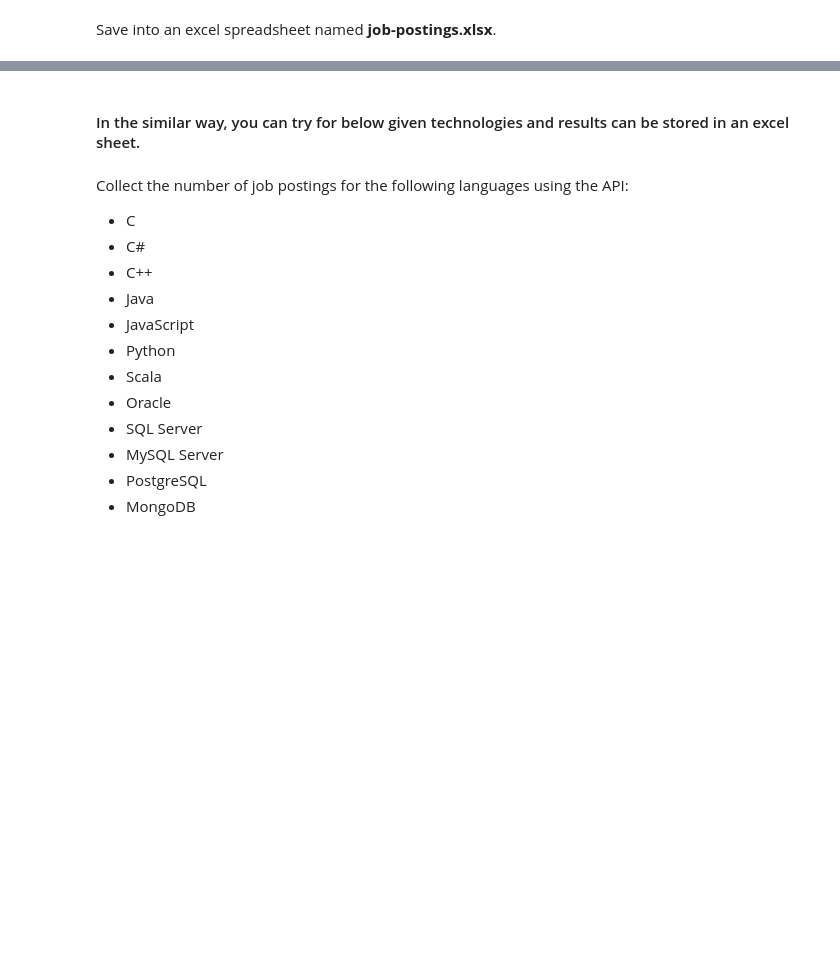
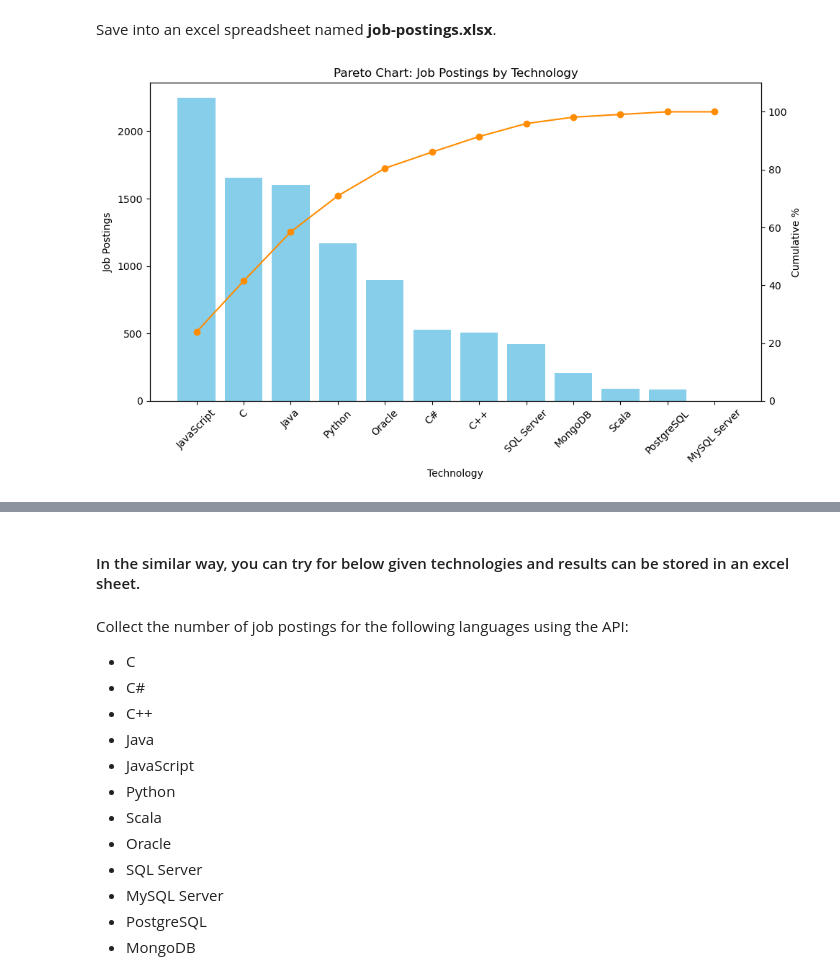
Before and after one commit to Madhavan-Data/Python-Project, a Jupyter notebook: Collecting_job_data_using_APIs-Lab.ipynb, the cells around one changed output, grey strips where cells are left out. Saved outputs shown, nothing was run; the diff lists cells and outputs as text; code cells hidden in the pictures; blank space fills up the shorter version.

```diff
--- a/Collecting_job_data_using_APIs-Lab.ipynb
+++ b/Collecting_job_data_using_APIs-Lab.ipynb
@@ -312,3 +324,103 @@ Save into an excel spreadsheet named **job-postings.xlsx**.
 # %%
 #your code goes here
 wb.save("job_postings.xlsx")
+# %%
+import requests
+import re
+import pandas as pd
+import matplotlib.pyplot as plt
+
+# Step 1: Load job data from API
+api_url = "https://cf-courses-data.s3.us.cloud-object-storage.appdomain.cloud/IBM-DA0321EN-SkillsNetwork/labs/module%201/Accessing%20Data%20Using%20APIs/jobs.json"
+response = requests.get(api_url)
+data = response.json() if response.ok else []
+
+# Step 2: Define technologies and locations
+technologies = [
+    'C', 'C#', 'C++', 'Java', 'JavaScript', 'Python',
+    'Scala', 'Oracle', 'SQL Server', 'MySQL Server',
+    'PostgreSQL', 'MongoDB'
+]
+
+locations = [
+    'Los Angeles', 'New York', 'San Francisco',
+    'Washington DC', 'Seattle', 'Austin', 'Detroit'
+]
+
+# Step 3: Regex patterns
+tech_patterns = {
+    'C': r'\bC\b',
+    'C#': r'C\#',
+    'C++': r'C\+\+',
+    'Java': r'\bJava\b',
+    'JavaScript': r'\bJavaScript\b',
+    'Python': r'\bPython\b',
+    'Scala': r'\bScala\b',
+    'Oracle': r'\bOracle\b',
+    'SQL Server': r'SQL Server',
+    'MySQL Server': r'MySQL Server',
+    'PostgreSQL': r'\bPostgreSQL\b',
+    'MongoDB': r'\bMongoDB\b'
+}
+
+# Step 4: Count job postings by technology
+tech_counts = {}
+for tech, pattern in tech_patterns.items():
+    count = sum(1 for job in data if 'Key Skills' in job and re.search(pattern, job['Key Skills'], re.IGNORECASE))
+    tech_counts[tech] = count
+
+# Step 5: Count job postings by location
+location_counts = {}
+for loc in locations:
+    count = sum(1 for job in data if 'Location' in job and loc in job['Location'])
+    location_counts[loc] = count
+
+# Step 6: Create DataFrames and add Pareto info
+df_tech = pd.DataFrame(list(tech_counts.items()), columns=['Technology', 'Job Postings'])
+df_tech = df_tech.sort_values(by='Job Postings', ascending=False)
+df_tech['Cumulative %'] = df_tech['Job Postings'].cumsum() / df_tech['Job Postings'].sum() * 100
+
+df_loc = pd.DataFrame(list(location_counts.items()), columns=['Location', 'Job Postings'])
+df_loc = df_loc.sort_values(by='Job Postings', ascending=False)
+df_loc['Cumulative %'] = df_loc['Job Postings'].cumsum() / df_loc['Job Postings'].sum() * 100
+
+# Step 7: Save to Excel
+with pd.ExcelWriter('job-postings.xlsx', engine='openpyxl') as writer:
+    df_tech.to_excel(writer, sheet_name='Tech Job Counts', index=False)
+    df_loc.to_excel(writer, sheet_name='Location Job Counts', index=False)
+
+# Step 8: Plot Pareto chart for technologies
+fig, ax1 = plt.subplots(figsize=(10, 6))
+ax1.bar(df_tech['Technology'], df_tech['Job Postings'], color='skyblue')
+ax1.set_ylabel('Job Postings')
+ax1.set_xlabel('Technology')
+ax1.set_title('Pareto Chart: Job Postings by Technology')
+ax1.tick_params(axis='x', rotation=45)
+
+ax2 = ax1.twinx()
+ax2.plot(df_tech['Technology'], df_tech['Cumulative %'], color='darkorange', marker='o')
+ax2.set_ylabel('Cumulative %')
+ax2.set_ylim(0, 110)
+
+plt.tight_layout()
+plt.savefig('pareto_tech_job_postings.png')
+plt.show()
+
+# Step 9: Plot Pareto chart for locations
+fig, ax1 = plt.subplots(figsize=(10, 6))
+ax1.bar(df_loc['Location'], df_loc['Job Postings'], color='salmon')
+ax1.set_ylabel('Job Postings')
+ax1.set_xlabel('Location')
+ax1.set_title('Pareto Chart: Job Postings by Location')
+ax1.tick_params(axis='x', rotation=45)
+
+ax2 = ax1.twinx()
+ax2.plot(df_loc['Location'], df_loc['Cumulative %'], color='darkorange', marker='o')
+ax2.set_ylabel('Cumulative %')
+ax2.set_ylim(0, 110)
+
+plt.tight_layout()
+plt.savefig('pareto_location_job_postings.png')
+plt.show()
+# %% [output]
+[figure, added]
```
Also changed, not shown: parts of 6 cells of this notebook.
